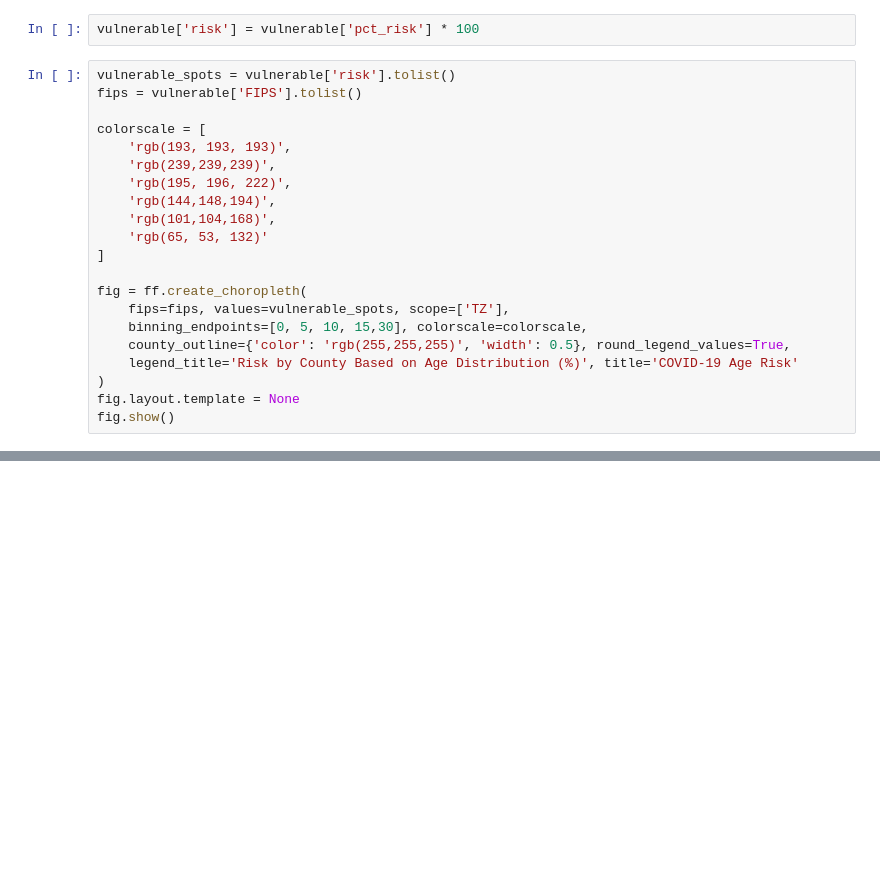
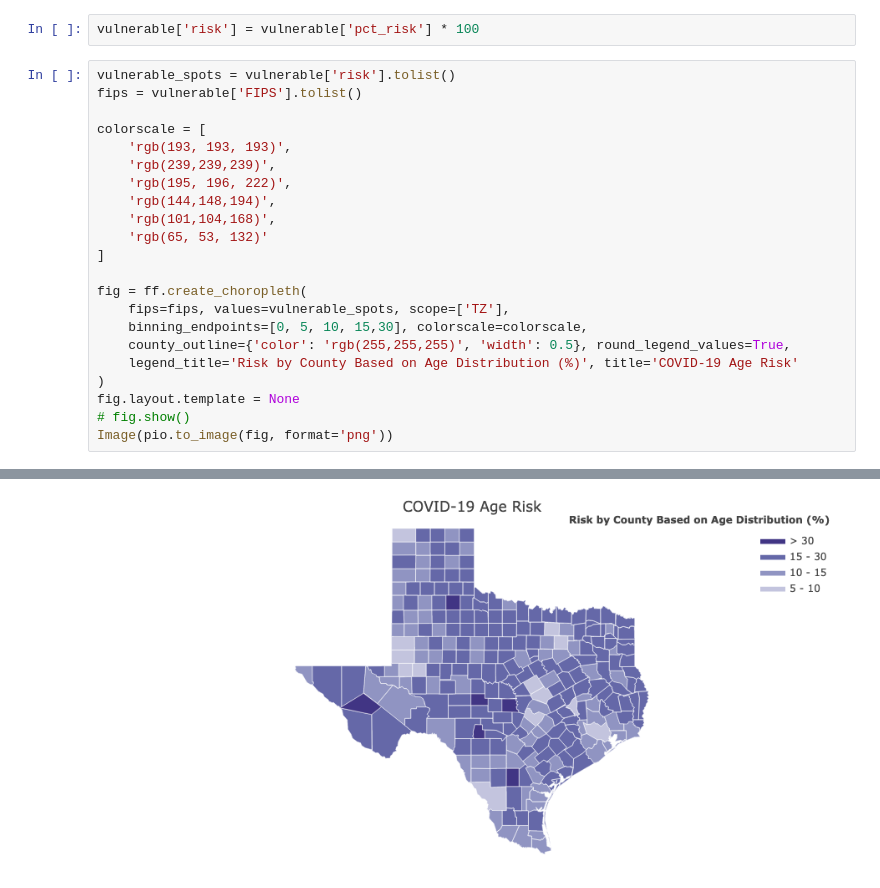
Before and after one commit to kunalrye/COVID19, a Jupyter notebook: COVID19.ipynb, the cells around one changed output, grey strips where cells are left out. Saved outputs shown, nothing was run; the diff lists cells and outputs as text; blank space fills up the shorter version.

```diff
--- a/COVID19.ipynb
+++ b/COVID19.ipynb
@@ -259,5 +262,6 @@ fig = ff.create_choropleth(
     legend_title='Risk by County Based on Age Distribution (%)', title='COVID-19 Age Risk'
 )
 fig.layout.template = None
-fig.show()
+# fig.show()
+Image(pio.to_image(fig, format='png'))
 # %% [output]
@@ -264,0 +268 @@ fig.show()
+[figure, added]
```
Also changed, not shown: parts of 2 cells of this notebook.
